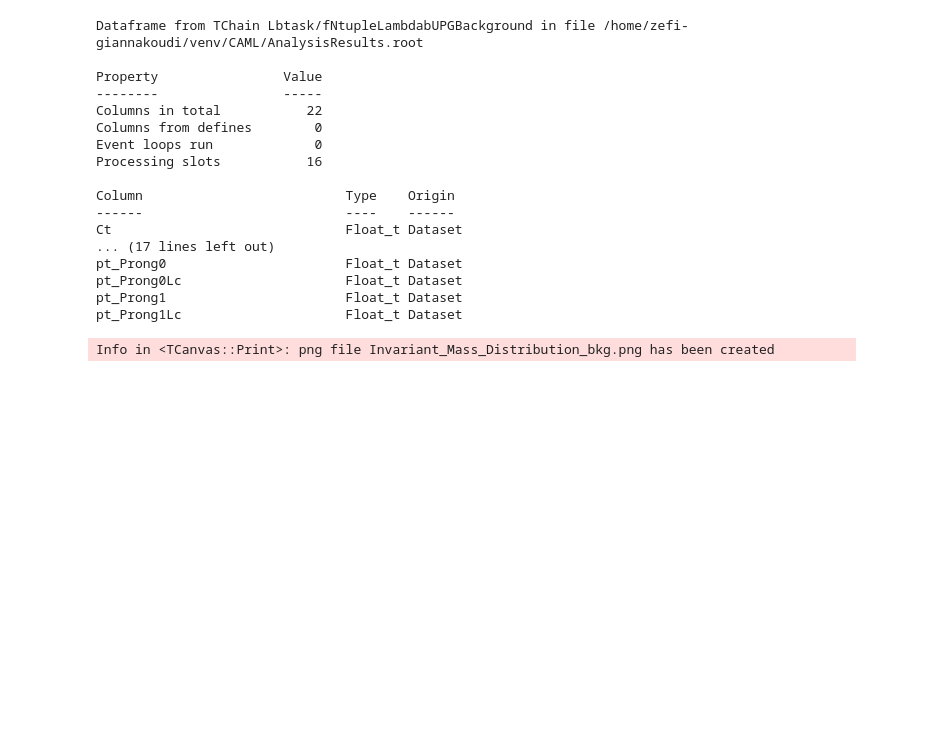
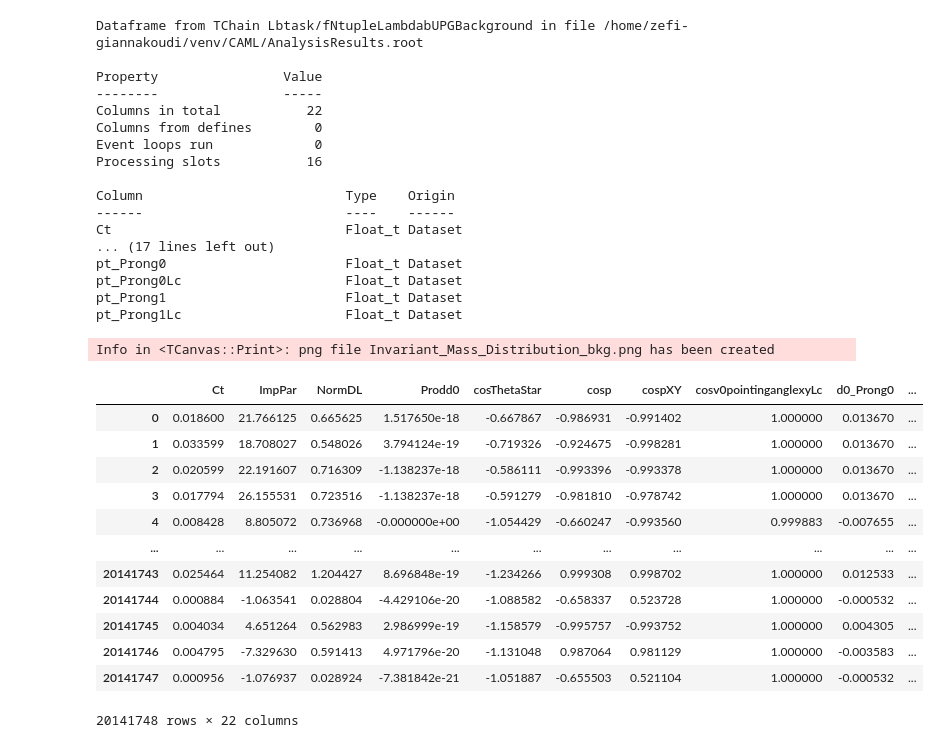
Before and after one commit to FabianDelforge/ML_group10, a Jupyter notebook: Test_Root_File.ipynb, the cells around one changed output. Cells and saved outputs as stored; diff of their text form; code cells hidden in the pictures; blank space fills up the shorter version.

```diff
--- a/Test_Root_File.ipynb
+++ b/Test_Root_File.ipynb
@@ -117,3 +145,27 @@ canvas_vMass_bkg.SaveAs("Invariant_Mass_Distribution_bkg.png")
 Info in <TCanvas::Print>: png file Invariant_Mass_Distribution_bkg.png has been created
 # %%
 canvas_vMass_bkg.Close()
+# %%
+bkg_pd = pd.DataFrame( \
+    bkg.AsNumpy(columns=[\
+            "Ct","ImpPar","NormDL","Prodd0",\
+            "cosThetaStar","cosp","cospXY","cosv0pointinganglexyLc",\
+            "d0_Prong0","d0_Prong0Lc","d0_Prong1","d0_Prong1Lc","dca","massCand","normalizedv0decaylengthxyLc",\
+            "promptLc","ptLb","ptLc","pt_Prong0","pt_Prong0Lc",\
+            "pt_Prong1","pt_Prong1Lc"])
+                      )
+bkg_pd
+# %% [output]
+|  | Ct | ImpPar | NormDL | Prodd0 | cosThetaStar | cosp | cospXY | cosv0pointinganglexyLc | d0_Prong0 | ... |
+| 0 | 0.018600 | 21.766125 | 0.665625 | 1.517650e-18 | -0.667867 | -0.986931 | -0.991402 | 1.000000 | 0.013670 | ... |
+| 1 | 0.033599 | 18.708027 | 0.548026 | 3.794124e-19 | -0.719326 | -0.924675 | -0.998281 | 1.000000 | 0.013670 | ... |
+| 2 | 0.020599 | 22.191607 | 0.716309 | -1.138237e-18 | -0.586111 | -0.993396 | -0.993378 | 1.000000 | 0.013670 | ... |
+| 3 | 0.017794 | 26.155531 | 0.723516 | -1.138237e-18 | -0.591279 | -0.981810 | -0.978742 | 1.000000 | 0.013670 | ... |
+| 4 | 0.008428 | 8.805072 | 0.736968 | -0.000000e+00 | -1.054429 | -0.660247 | -0.993560 | 0.999883 | -0.007655 | ... |
+| ... | ... | ... | ... | ... | ... | ... | ... | ... | ... | ... |
+| 20141743 | 0.025464 | 11.254082 | 1.204427 | 8.696848e-19 | -1.234266 | 0.999308 | 0.998702 | 1.000000 | 0.012533 | ... |
+| 20141744 | 0.000884 | -1.063541 | 0.028804 | -4.429106e-20 | -1.088582 | -0.658337 | 0.523728 | 1.000000 | -0.000532 | ... |
+| 20141745 | 0.004034 | 4.651264 | 0.562983 | 2.986999e-19 | -1.158579 | -0.995757 | -0.993752 | 1.000000 | 0.004305 | ... |
+| 20141746 | 0.004795 | -7.329630 | 0.591413 | 4.971796e-20 | -1.131048 | 0.987064 | 0.981129 | 1.000000 | -0.003583 | ... |
+| 20141747 | 0.000956 | -1.076937 | 0.028924 | -7.381842e-21 | -1.051887 | -0.655503 | 0.521104 | 1.000000 | -0.000532 | ... |
+20141748 rows × 22 columns
```
Also changed, not shown: parts of 3 cells of this notebook.
